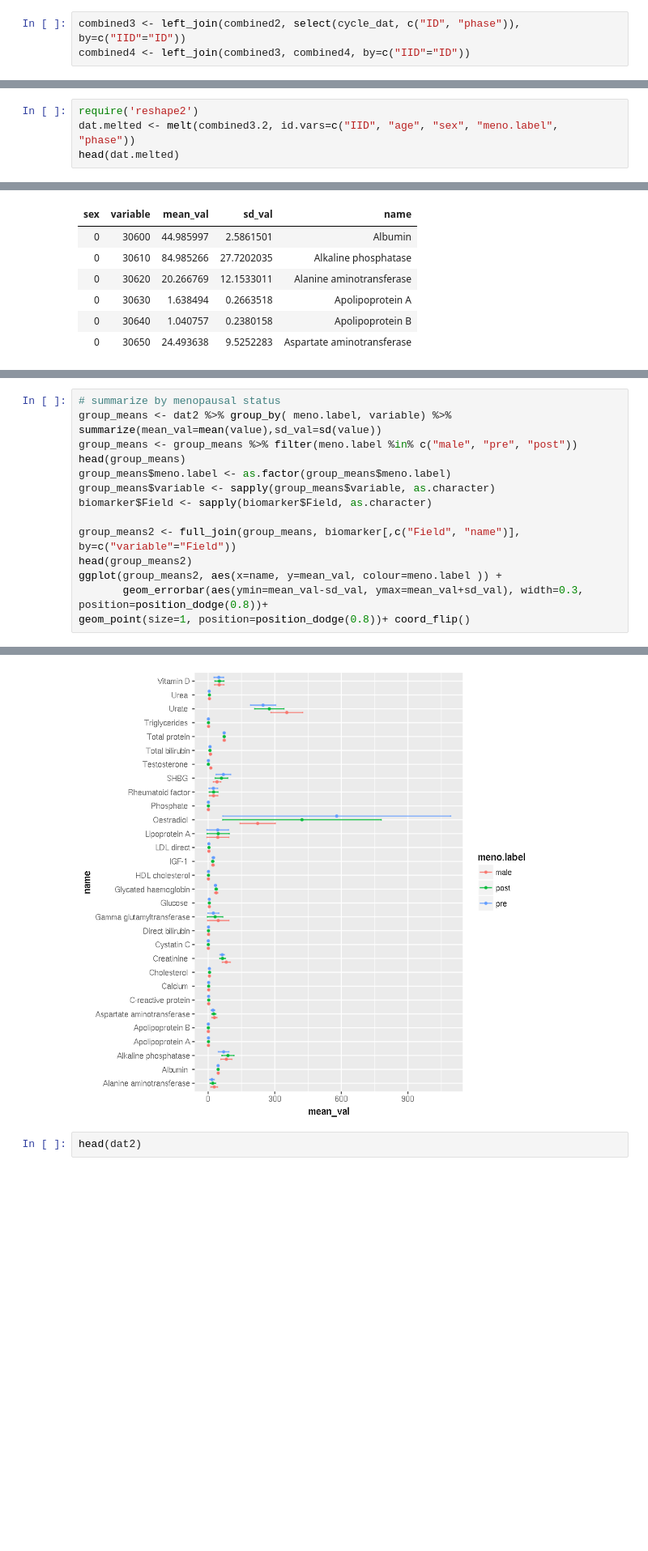
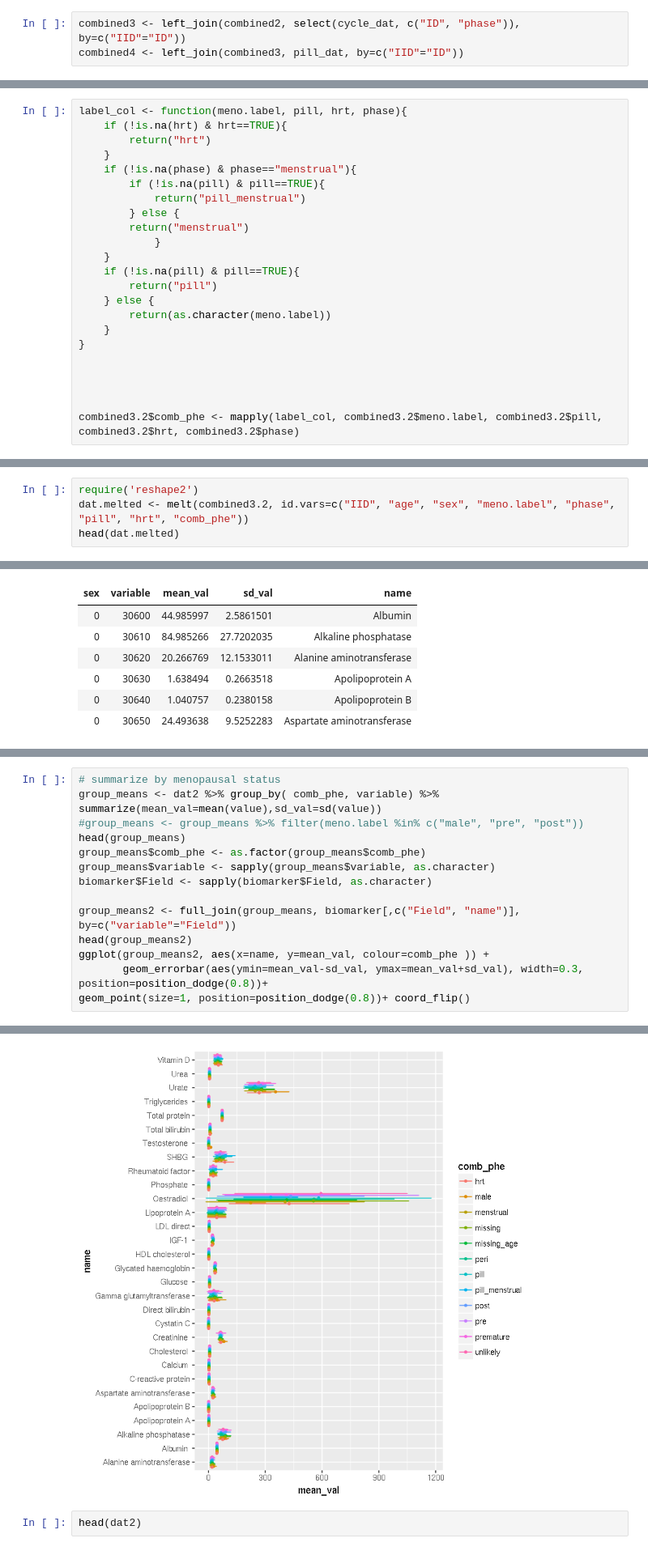
Before and after one commit to rivas-lab/sex-diff-biomarker-genetics, a Jupyter notebook: notebooks/ExploreBiomarkerPhe.ipynb, the cells around one changed output, grey strips where cells are left out. Shown: that part at 81% size. Drawn from its saved outputs; the diff is of its cells as text; blank space fills up the shorter version.

```diff
--- a/notebooks/ExploreBiomarkerPhe.ipynb
+++ b/notebooks/ExploreBiomarkerPhe.ipynb
@@ -120,7 +143,7 @@ head(pill_dat)
 combined2 <- left_join(combined_mat, select(meno_age, c("IID", "meno.label")), by="IID")#by=c("IID"="ID"))
 # %%
 combined3 <- left_join(combined2, select(cycle_dat, c("ID", "phase")), by=c("IID"="ID"))
-combined4 <- left_join(combined3, combined4, by=c("IID"="ID"))
+combined4 <- left_join(combined3, pill_dat, by=c("IID"="ID"))
 # %%
 combined3.2 <- combined4 %>% select(IID, age, sex, meno.label, phase, pill, hrt, everything())
 head(combined3.2[,1:7])
@@ -126,0 +199,23 @@ head(combined3.2[,1:7])
+# %%
+label_col <- function(meno.label, pill, hrt, phase){
+    if (!is.na(hrt) & hrt==TRUE){
+        return("hrt")
+    }
+    if (!is.na(phase) & phase=="menstrual"){
+        if (!is.na(pill) & pill==TRUE){
+            return("pill_menstrual")
+        } else {
+        return("menstrual")
+            }
+    }
+    if (!is.na(pill) & pill==TRUE){
+        return("pill")
+    } else {
+        return(as.character(meno.label))
+    }
+}
+
+
+
+
+combined3.2$comb_phe <- mapply(label_col, combined3.2$meno.label, combined3.2$pill, combined3.2$hrt, combined3.2$phase)
@@ -127,5 +231,5 @@ head(combined3.2[,1:7])
 # %%
 require('reshape2')
-dat.melted <- melt(combined3.2, id.vars=c("IID", "age", "sex", "meno.label", "phase"))
+dat.melted <- melt(combined3.2, id.vars=c("IID", "age", "sex", "meno.label", "phase", "pill", "hrt", "comb_phe"))
 head(dat.melted)
 # %% [output]
@@ -188,15 +293,15 @@ geom_point(size=2, position=position_dodge(0.7)) + coord_flip() +facet_wrap(~nam
 # %%
 # summarize by menopausal status
-group_means <- dat2 %>% group_by( meno.label, variable) %>% summarize(mean_val=mean(value),sd_val=sd(value))
-group_means <- group_means %>% filter(meno.label %in% c("male", "pre", "post"))
+group_means <- dat2 %>% group_by( comb_phe, variable) %>% summarize(mean_val=mean(value),sd_val=sd(value))
+#group_means <- group_means %>% filter(meno.label %in% c("male", "pre", "post"))
 head(group_means)
-group_means$meno.label <- as.factor(group_means$meno.label)
+group_means$comb_phe <- as.factor(group_means$comb_phe)
 group_means$variable <- sapply(group_means$variable, as.character)
 biomarker$Field <- sapply(biomarker$Field, as.character)
 
 group_means2 <- full_join(group_means, biomarker[,c("Field", "name")], by=c("variable"="Field"))
 head(group_means2)
-ggplot(group_means2, aes(x=name, y=mean_val, colour=meno.label )) +
+ggplot(group_means2, aes(x=name, y=mean_val, colour=comb_phe )) +
        geom_errorbar(aes(ymin=mean_val-sd_val, ymax=mean_val+sd_val), width=0.3, position=position_dodge(0.8))+
 geom_point(size=1, position=position_dodge(0.8))+ coord_flip()
 # %% [output]
@@ -217,4 +322,4 @@ geom_point(size=1, position=position_dodge(0.8))+ coord_flip()
-[figure, old version]
+[figure, new version]
 # %%
 head(dat2)
 # %% [output]
```
Also changed, not shown: parts of 11 cells of this notebook, 6 other files.
